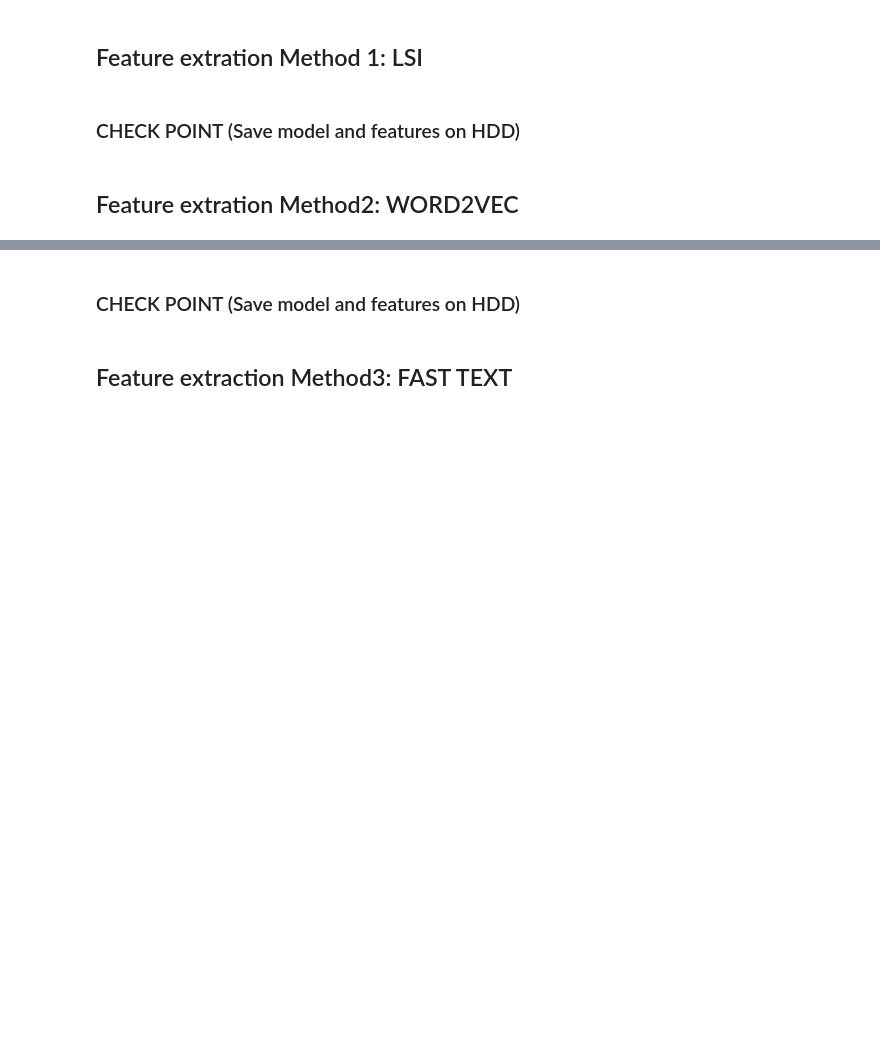
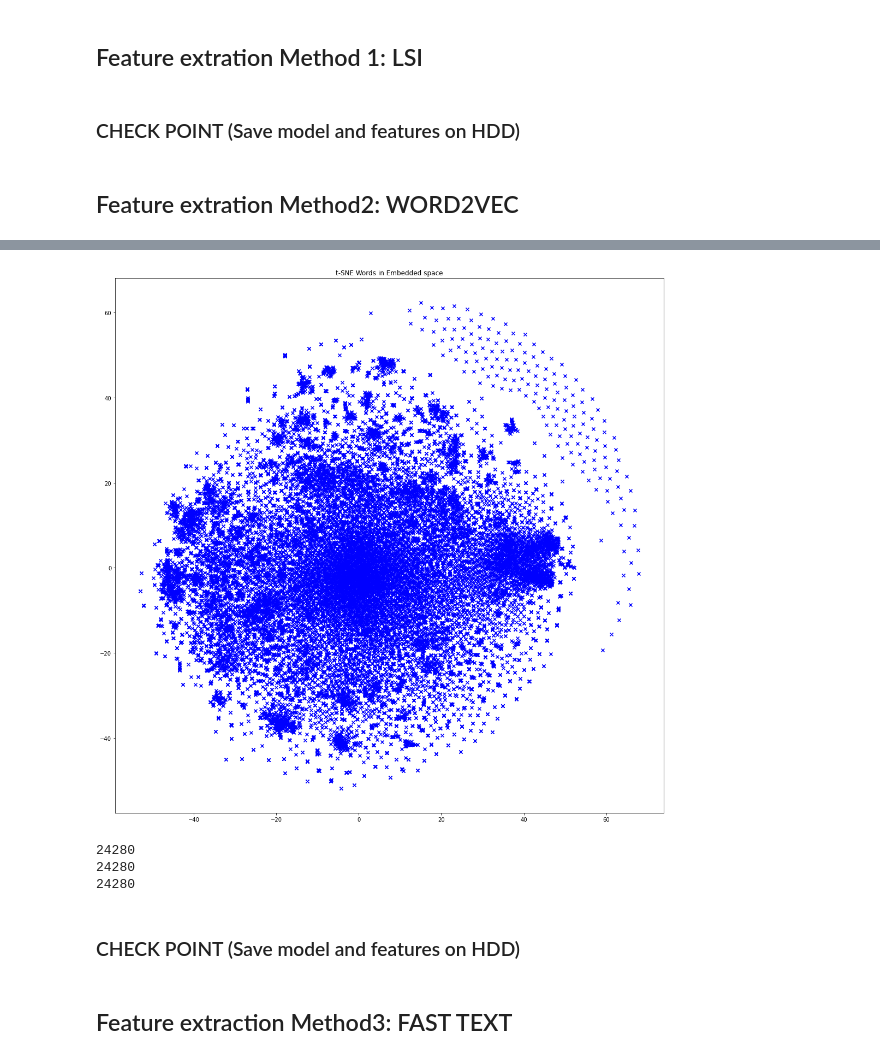
Before and after one commit to GanJiayu/Capgemini_DataCamp2020_Group3, a Jupyter notebook: Session 3 HW/Word_embedding.ipynb, the cells around one changed output, grey strips where cells are left out. Saved outputs shown, nothing was run; the diff lists cells and outputs as text; code cells hidden in the pictures; blank space fills up the shorter version.

```diff
--- a/Session 3 HW/Word_embedding.ipynb
+++ b/Session 3 HW/Word_embedding.ipynb
@@ -297,8 +445,8 @@ from gensim.models import LsiModel
 temp = dictionary[0]  # This is only to "load" the dictionary.
 id2word = dictionary.id2token
 
-#LSImodel = LsiModel(corpus_tfidf, id2word=id2word, num_topics=300)
-LSImodel = LsiModel.load(r'LSI.model')
+LSImodel = LsiModel(corpus_tfidf, id2word=id2word, num_topics=300)
+#LSImodel = LsiModel.load(r'LSI.model')
 LSI_corpus = LSImodel[corpus_tfidf]
 # %%
 len(LSI_corpus)
@@ -309,7 +457,7 @@ for i, row_list in enumerate(LSI_corpus):
     if i % 2000 == 0:
         print(i)
     for j, w in row_list:
-        topic_weights[i,j] = w
+        LSI_features[i,j] = w
 
 #LSI_features = pd.DataFrame(topic_weights).fillna(0).values
 # %%
@@ -350,3 +498,3 @@ model.save("word2vec.model")
 # %%
-model = gensim.models.Word2Vec.load("word2vec.model")
+model = gensim.models.Word2Vec.load("word2vec3.model")
 # %%
@@ -361,3 +577,57 @@ embedding_matrix = pd.DataFrame(embedding_matrix)
+# %%
+
+def plot_with_plotly(x_vals, y_vals, labels, plot_in_notebook=True):
+    from plotly.offline import init_notebook_mode, iplot, plot
+    import plotly.graph_objs as go
+
+    trace = go.Scatter(x=x_vals, y=y_vals, mode='text', text=labels)
+    data = [trace]
+
+    if plot_in_notebook:
+        init_notebook_mode(connected=True)
+        iplot(data, filename='word-embedding-plot')
+    else:
+        plot(data, filename='word-embedding-plot.html')
+
+
+def plot_with_matplotlib(x_vals, y_vals, labels):
+    import matplotlib.pyplot as plt
+    import random
+
+    random.seed(0)
+
+    plt.figure(figsize=(18, 18))
+    plt.scatter(x_vals, y_vals, marker='x', c='blue')
+
+    #
+    # Label randomly subsampled 25 data points
+    #
+    indices = list(range(len(labels)))
+    selected_indices = random.sample(indices, 250)
+    #selected_indices = lg + lb
+    for i in selected_indices:
+        pass
+        #plt.annotate(labels[i], (x_vals[i], y_vals[i]))
+    plt.title('t-SNE Words in Embedded space')
+
+try:
+    get_ipython()
+except Exception:
+    plot_function = plot_with_matplotlib
+else:
+    plot_function = plot_with_plotly
+
+plot_with_matplotlib(x_vals, y_vals, labels)
+# %% [output]
+[figure, added]
+# %%
+print(len(x_vals))
+print(len(y_vals))
+print(len(labels))
+# %% [output]
+24280
+24280
+24280
 # %%
 vectors = []
 for review_content in final_reviews:
```
Also changed, not shown: parts of 42 cells of this notebook, 1 other file.
